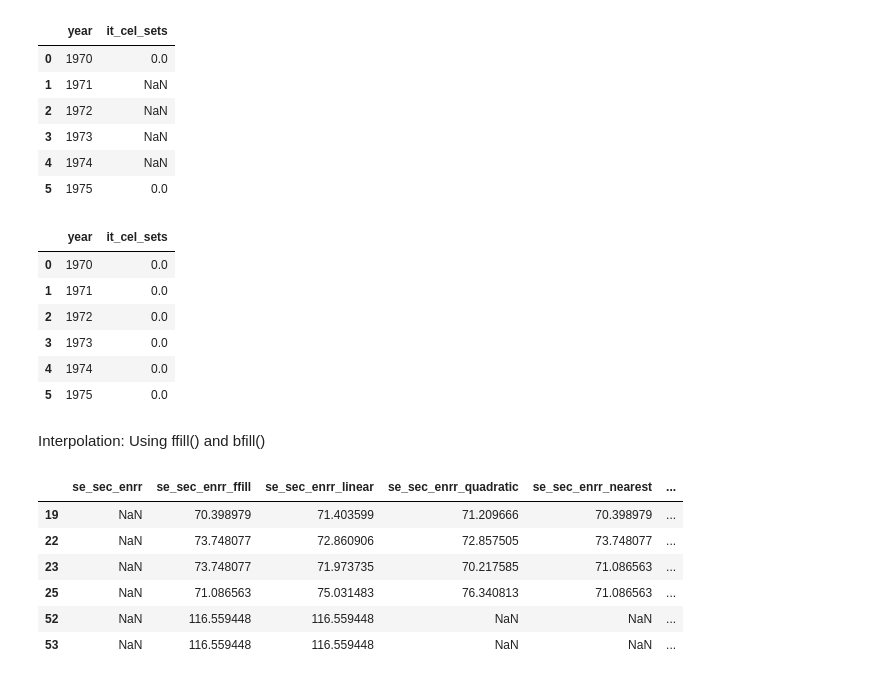
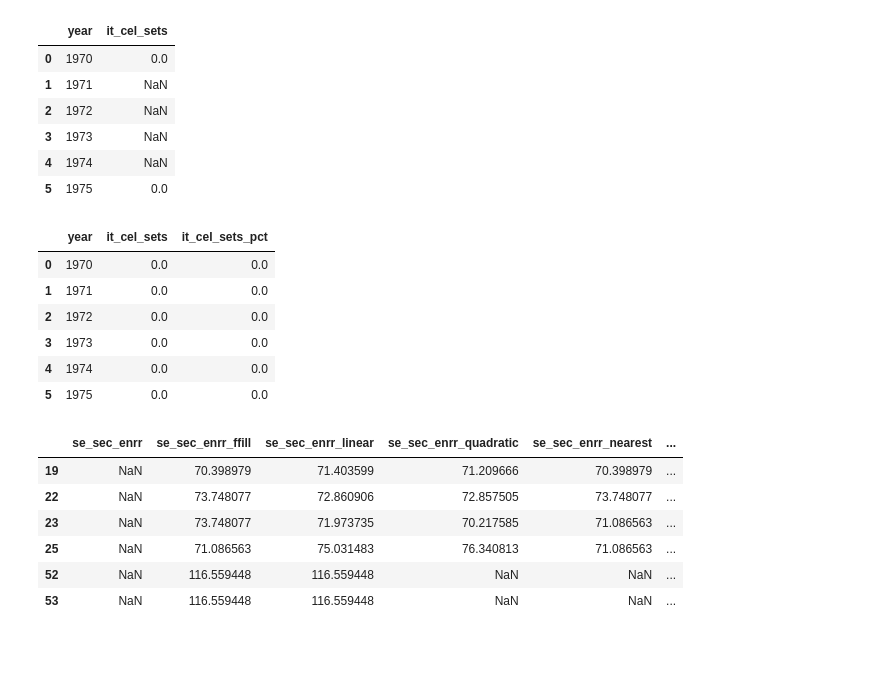
Before and after one commit to alejo-cuello/research-on-argentina, a Jupyter notebook: notebooks/0.2-alejo-impute_data.ipynb, the cells around one changed output. Drawn from its saved outputs; the diff is of its cells as text; code cells hidden in the pictures; blank space fills up the shorter version.

```diff
--- a/notebooks/0.2-alejo-impute_data.ipynb
+++ b/notebooks/0.2-alejo-impute_data.ipynb
@@ -146,15 +153,14 @@ arg_di_df[['year','it_cel_sets']].head(6)
 | 5 | 1975 | 0.0 |
 # %%
 arg_di_df['it_cel_sets'] = arg_di_df['it_cel_sets'].ffill()
-arg_di_df[['year','it_cel_sets']].head(6)
+arg_di_df['it_cel_sets_pct'] = arg_di_df['it_cel_sets_pct'].ffill()
+arg_di_df[['year','it_cel_sets','it_cel_sets_pct']].head(6)
 # %% [output]
-|  | year | it_cel_sets |
-| 0 | 1970 | 0.0 |
-| 1 | 1971 | 0.0 |
-| 2 | 1972 | 0.0 |
-| 3 | 1973 | 0.0 |
-| 4 | 1974 | 0.0 |
-| 5 | 1975 | 0.0 |
+|  | year | it_cel_sets | it_cel_sets_pct |
+| 0 | 1970 | 0.0 | 0.0 |
+| 1 | 1971 | 0.0 | 0.0 |
+| 2 | 1972 | 0.0 | 0.0 |
+| 3 | 1973 | 0.0 | 0.0 |
+| 4 | 1974 | 0.0 | 0.0 |
+| 5 | 1975 | 0.0 | 0.0 |
-# %% [markdown]
-Interpolation: Using ffill() and bfill()
 # %%
```
Also changed, not shown: parts of 7 cells of this notebook.
